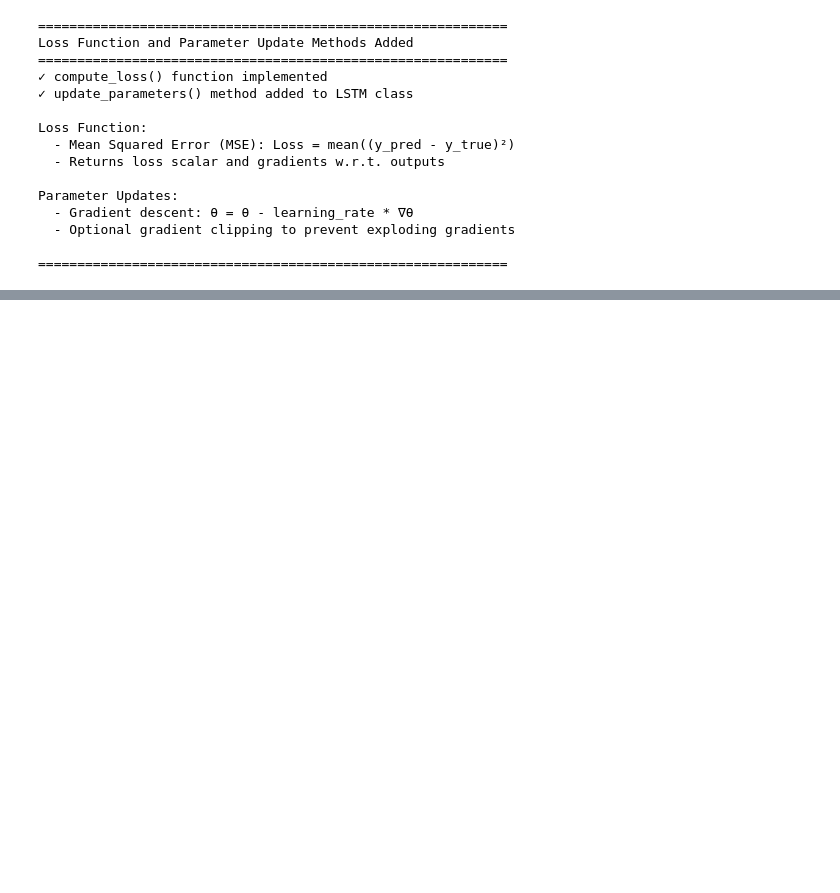
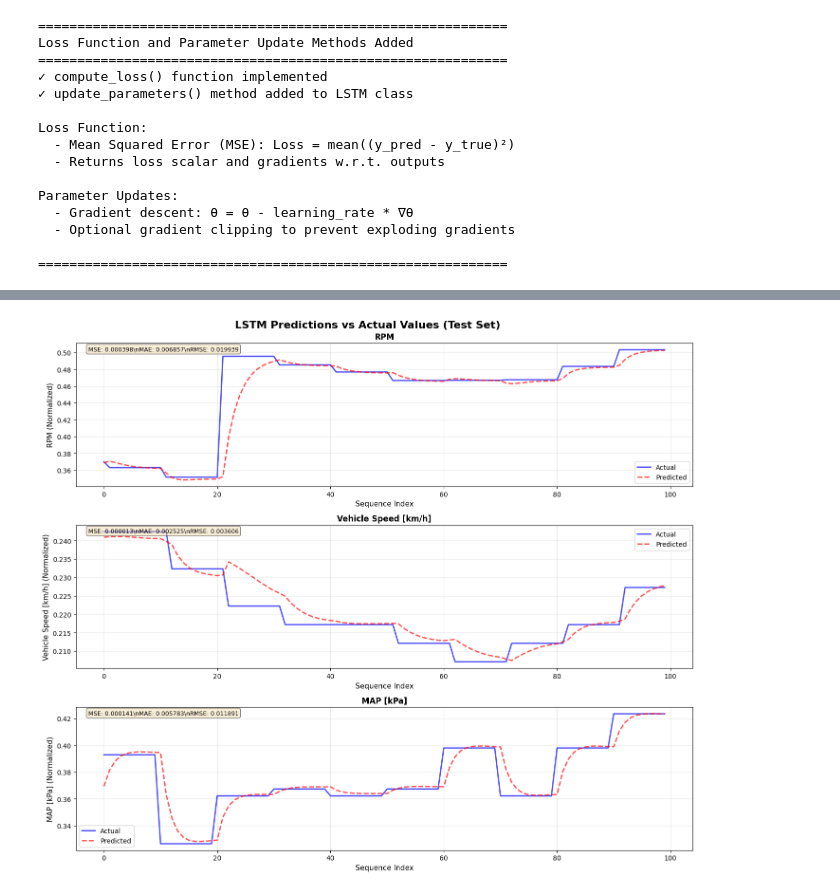
Before and after one commit to vishvajeetverma/vanilla_rnn, a Jupyter notebook: LSTM/lstm_from_scratch.ipynb, the cells around one changed output, grey strips where cells are left out. Saved outputs shown, nothing was run; the diff lists cells and outputs as text; code cells hidden in the pictures; blank space fills up the shorter version.

```diff
--- a/LSTM/lstm_from_scratch.ipynb
+++ b/LSTM/lstm_from_scratch.ipynb
@@ -2169,0 +2678,72 @@ Now we need:
+# %%
+# ============================================================================
+# VISUALIZE PREDICTIONS VS ACTUAL VALUES
+# ============================================================================
+# Plot predictions vs actual values for each feature
+# ============================================================================
+
+# Select a subset of test data for visualization (first 100 sequences)
+num_visualize = min(100, len(y_test_pred))
+indices_to_plot = np.arange(num_visualize)
+
+# Feature names
+feature_names = ['RPM', 'Vehicle Speed [km/h]', 'MAP [kPa]']
+
+# Create subplots for each feature
+fig, axes = plt.subplots(3, 1, figsize=(14, 12))
+fig.suptitle('LSTM Predictions vs Actual Values (Test Set)', fontsize=16, fontweight='bold')
+
+for feature_idx, (ax, feature_name) in enumerate(zip(axes, feature_names)):
+    # Get predictions and actual values for this feature
+    pred_values = y_test_pred[:num_visualize, feature_idx]
+    actual_values = y_test_true[:num_visualize, feature_idx]
+
+    # Plot actual and predicted values
+    ax.plot(indices_to_plot, actual_values, label='Actual', linewidth=2, alpha=0.7, color='blue')
+    ax.plot(indices_to_plot, pred_values, label='Predicted', linewidth=2, alpha=0.7, color='red', linestyle='--')
+
+    ax.set_xlabel('Sequence Index', fontsize=11)
+    ax.set_ylabel(f'{feature_name} (Normalized)', fontsize=11)
+    ax.set_title(f'{feature_name}', fontsize=12, fontweight='bold')
+    ax.legend(fontsize=10)
+    ax.grid(True, alpha=0.3)
+
+    # Calculate and display error metrics
+    mse = np.mean((pred_values - actual_values) ** 2)
+    mae = np.mean(np.abs(pred_values - actual_values))
+    rmse = np.sqrt(mse)
+
+    # Add text box with metrics
+    textstr = f'MSE: {mse:.6f}\\nMAE: {mae:.6f}\\nRMSE: {rmse:.6f}'
+    ax.text(0.02, 0.98, textstr, transform=ax.transAxes, fontsize=9,
+            verticalalignment='top', bbox=dict(boxstyle='round', facecolor='wheat', alpha=0.5))
+
+plt.tight_layout()
+plt.show()
+
+# Print overall metrics
+print("="*60)
+print("Prediction Metrics (Test Set)")
+print("="*60)
+for feature_idx, feature_name in enumerate(feature_names):
+    pred_feature = y_test_pred[:, feature_idx]
+    actual_feature = y_test_true[:, feature_idx]
+
+    mse = np.mean((pred_feature - actual_feature) ** 2)
+    mae = np.mean(np.abs(pred_feature - actual_feature))
+    rmse = np.sqrt(mse)
+
+    print(f"\n{feature_name}:")
+    print(f"  MSE:  {mse:.6f}")
+    print(f"  MAE:  {mae:.6f}")
+    print(f"  RMSE: {rmse:.6f}")
+
+print("\n" + "="*60)
+print("Overall Test Set Performance")
+print("="*60)
+print(f"Test Loss (MSE): {test_loss:.6f}")
+print(f"\nNote: All values are normalized (0-1 range)")
+print("      To see actual RPM, Speed, MAP values, we would need to denormalize")
+print("="*60)
+# %% [output]
+[figure, added]
```
Also changed, not shown: parts of 12 cells of this notebook.
